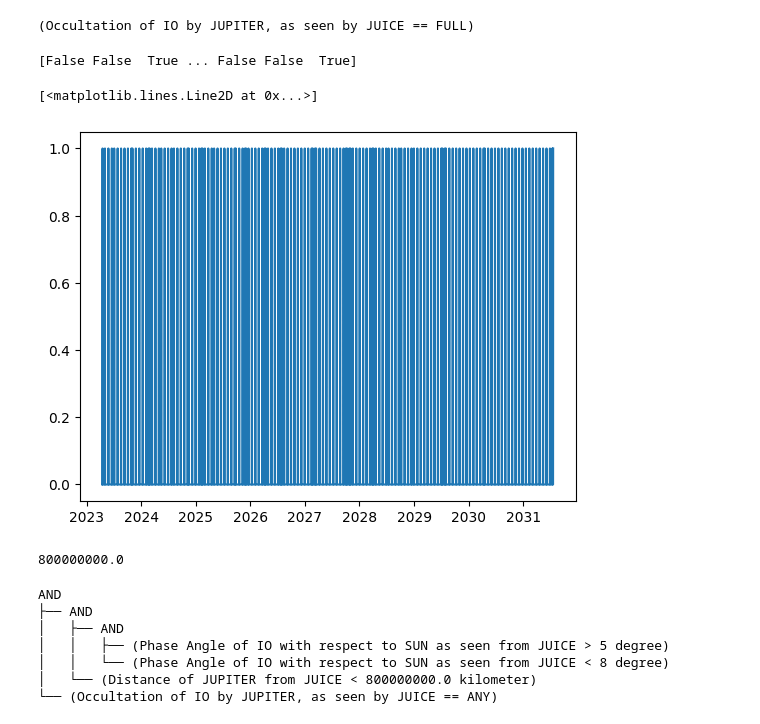
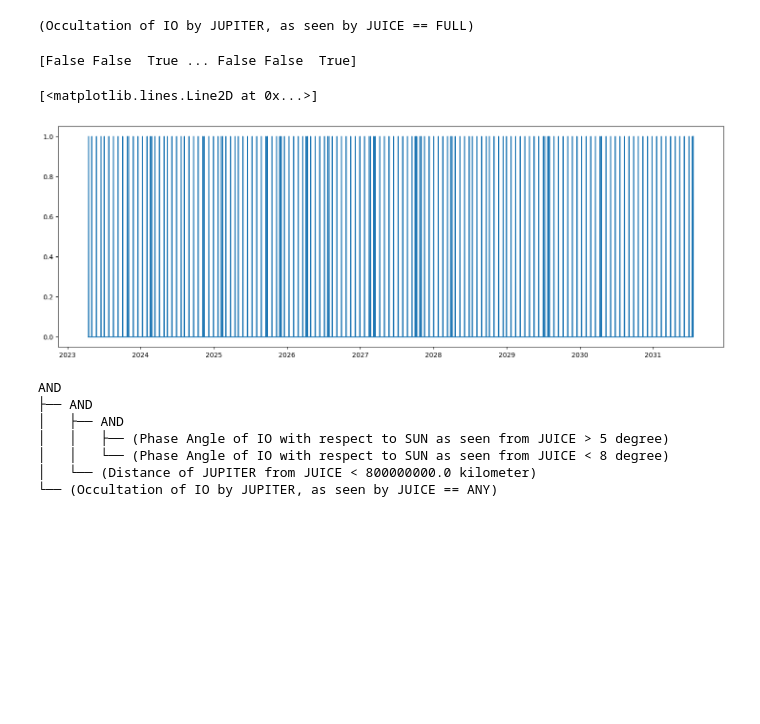
Before and after one commit to luca-penasa/spice-segmenter, a Jupyter notebook: tutorial/1. SimpleUsage.ipynb, the cells around one changed output. Saved outputs shown, nothing was run; the diff lists cells and outputs as text; code cells hidden in the pictures; blank space fills up the shorter version.

```diff
--- a/tutorial/1. SimpleUsage.ipynb
+++ b/tutorial/1. SimpleUsage.ipynb
@@ -56,17 +79,13 @@ print(io_occultation_constraint)
 # %%
 # also constraints can be evaluated over arrays
 status = io_occultation_constraint(traj.ets)
 print(status) # but they return a boolean array
 
-plt.figure()
+plt.figure(figsize=(18,6))
 plt.plot(traj.utc, status)
 # %% [output]
 [False False  True ... False False  True]
 [<matplotlib.lines.Line2D at 0x...>]
-[figure, old version]
+[figure, new version]
-# %%
-0.8e9
-# %% [output]
-800000000.0
 # %%
 # composite constraints can be created
```
Also changed, not shown: parts of 13 cells of this notebook, 2 other files.
